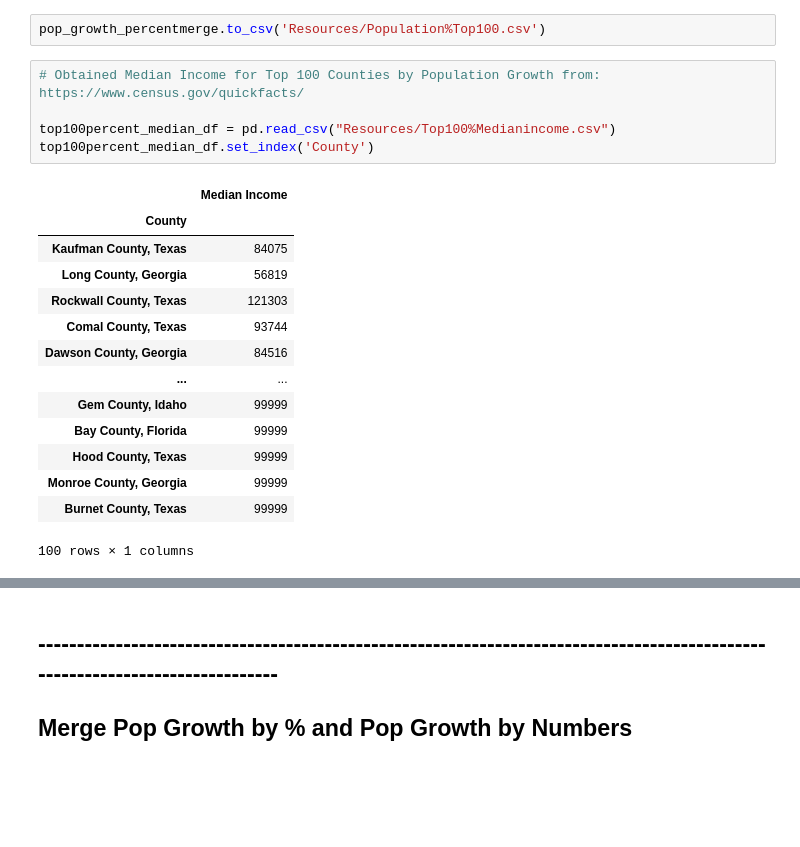
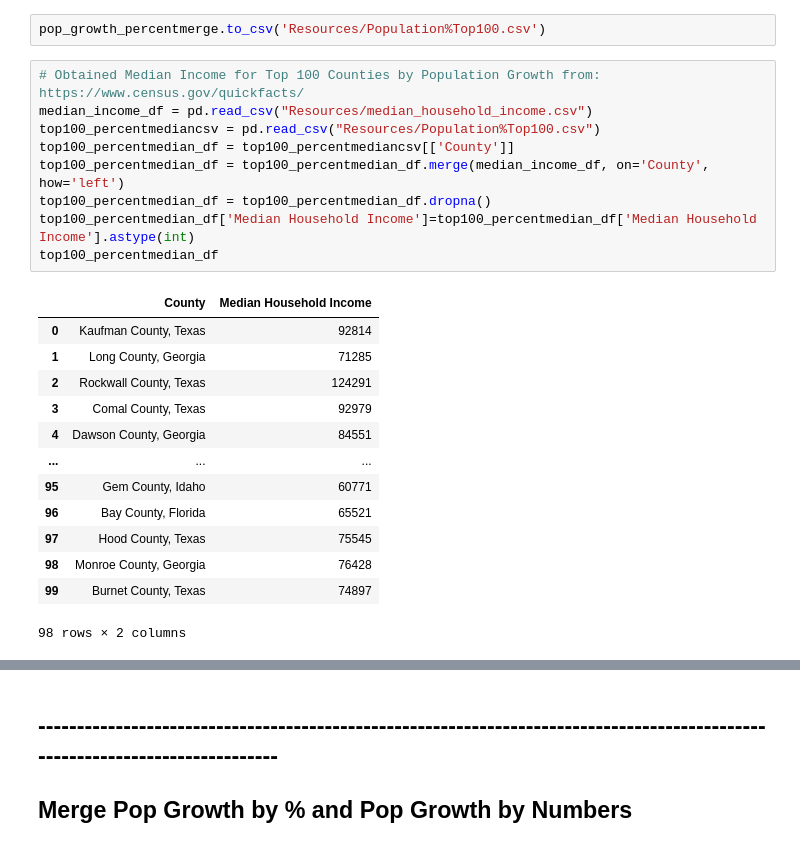
Before and after one commit to smsimba225/Project_1, a Jupyter notebook: Project1_Owen.ipynb, the cells around one changed output, grey strips where cells are left out. Drawn from its saved outputs; the diff is of its cells as text; blank space fills up the shorter version.

```diff
--- a/Project1_Owen.ipynb
+++ b/Project1_Owen.ipynb
@@ -217,21 +280,24 @@ Finished searching for Latitude and Longitudes
 pop_growth_percentmerge.to_csv('Resources/Population%Top100.csv')
 # %%
 # Obtained Median Income for Top 100 Counties by Population Growth from: https://www.census.gov/quickfacts/
-
-top100percent_median_df = pd.read_csv("Resources/Top100%Medianincome.csv")
-top100percent_median_df.set_index('County')
+median_income_df = pd.read_csv("Resources/median_household_income.csv")
+top100_percentmediancsv = pd.read_csv("Resources/Population%Top100.csv")
+top100_percentmedian_df = top100_percentmediancsv[['County']]
+top100_percentmedian_df = top100_percentmedian_df.merge(median_income_df, on='County', how='left')
+top100_percentmedian_df = top100_percentmedian_df.dropna()
+top100_percentmedian_df['Median Household Income']=top100_percentmedian_df['Median Household Income'].astype(int)
+top100_percentmedian_df
 # %% [output]
-|  | Median Income |
-| County |  |
-| Kaufman County, Texas | 84075 |
-| Long County, Georgia | 56819 |
-| Rockwall County, Texas | 121303 |
-| Comal County, Texas | 93744 |
-| Dawson County, Georgia | 84516 |
-| ... | ... |
-| Gem County, Idaho | 99999 |
-| Bay County, Florida | 99999 |
-| Hood County, Texas | 99999 |
-| Monroe County, Georgia | 99999 |
-| Burnet County, Texas | 99999 |
+|  | County | Median Household Income |
+| 0 | Kaufman County, Texas | 92814 |
+| 1 | Long County, Georgia | 71285 |
+| 2 | Rockwall County, Texas | 124291 |
+| 3 | Comal County, Texas | 92979 |
+| 4 | Dawson County, Georgia | 84551 |
+| ... | ... | ... |
+| 95 | Gem County, Idaho | 60771 |
+| 96 | Bay County, Florida | 65521 |
+| 97 | Hood County, Texas | 75545 |
+| 98 | Monroe County, Georgia | 76428 |
+| 99 | Burnet County, Texas | 74897 |
-100 rows × 1 columns
+98 rows × 2 columns
```
Also changed, not shown: parts of 27 cells of this notebook, 5 other files.
